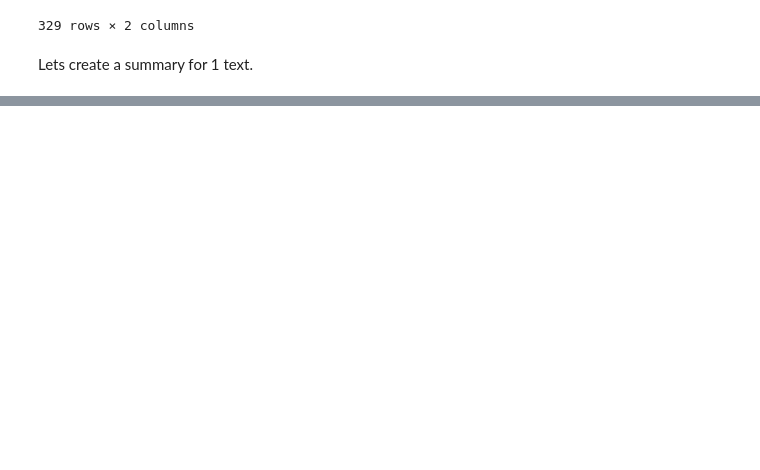
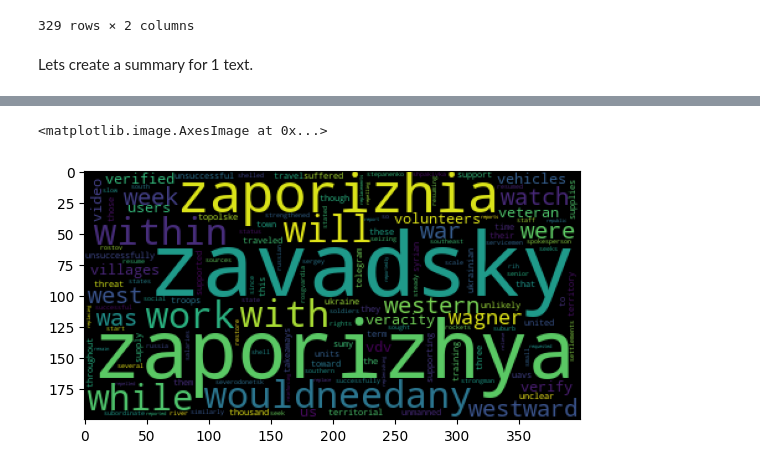
Before and after one commit to synthco/4-pythonic-squad, a Jupyter notebook: source/NLP/isw_nlp.ipynb, the cells around one changed output, grey strips where cells are left out. Saved outputs shown, nothing was run; the diff lists cells and outputs as text; code cells hidden in the pictures; blank space fills up the shorter version.

```diff
--- a/source/NLP/isw_nlp.ipynb
+++ b/source/NLP/isw_nlp.ipynb
@@ -45,14 +45,17 @@ pure
 # %% [markdown]
 Lets create a summary for 1 text.
 # %%
-import numpy as np
-from sklearn.feature_extraction.text import CountVectorizer
+from nltk.corpus import stopwords
+from nltk.stem import WordNetLemmatizer
+Lemm = WordNetLemmatizer()
 import ast
 
+
+
 # creatng a list of paragraphs
-sample = pure["main_text"].iloc[13]
-sample = ast.literal_eval(sample)
+text = pure["main_text"].iloc[17].lower()
+text = ast.literal_eval(text)
+text = [Lemm.lemmatize(word) for word in text if not word in stopwords.words('english') and len(word) > 1]
 
-sample = sample.pop(2)
-sample
+text
 # %% [output]
@@ -59,0 +79,26 @@ ValueError: list.remove(x): x not in list
+# %%
+from sklearn.feature_extraction.text import CountVectorizer, TfidfVectorizer
+import wordcloud
+import matplotlib.pyplot as plt
+
+
+cv = CountVectorizer(max_features=None)
+X_cv = cv.fit_transform(text).toarray()
+
+tfidf = TfidfVectorizer()
+X_tfidf = tfidf.fit_transform(text)
+
+feature_names = tfidf.get_feature_names_out()
+dense = X_tfidf.todense()
+lst = dense.tolist()
+
+df = pd.DataFrame(lst, columns=feature_names)
+df.T.sum(axis=1)
+
+x = tfidf.vocabulary_
+cloud  = wordcloud.WordCloud().generate_from_frequencies(x)
+
+plt.imshow(cloud)
+# %% [output]
+<matplotlib.image.AxesImage at 0x...>
+[figure, added]
```
Also changed, not shown: parts of 3 cells of this notebook.
